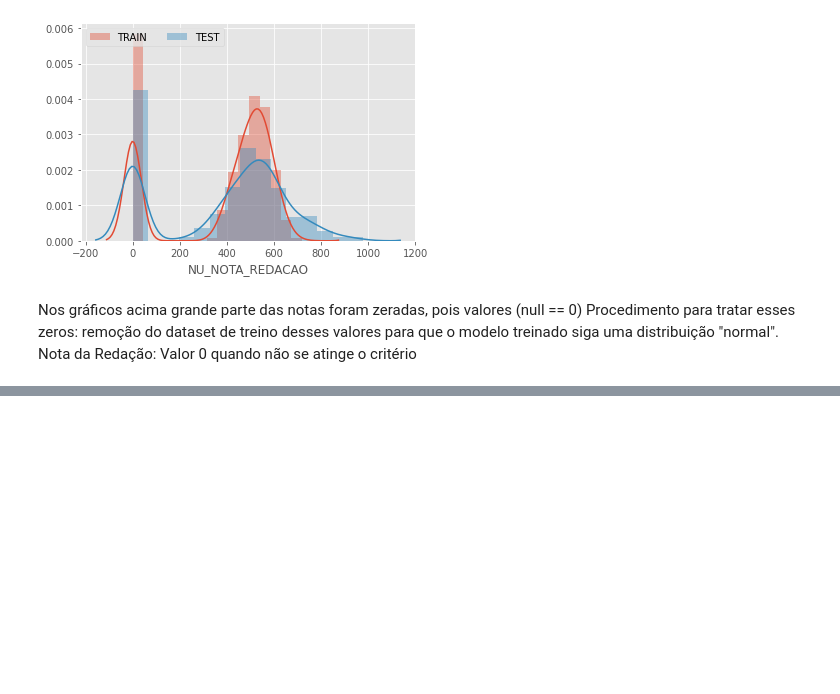
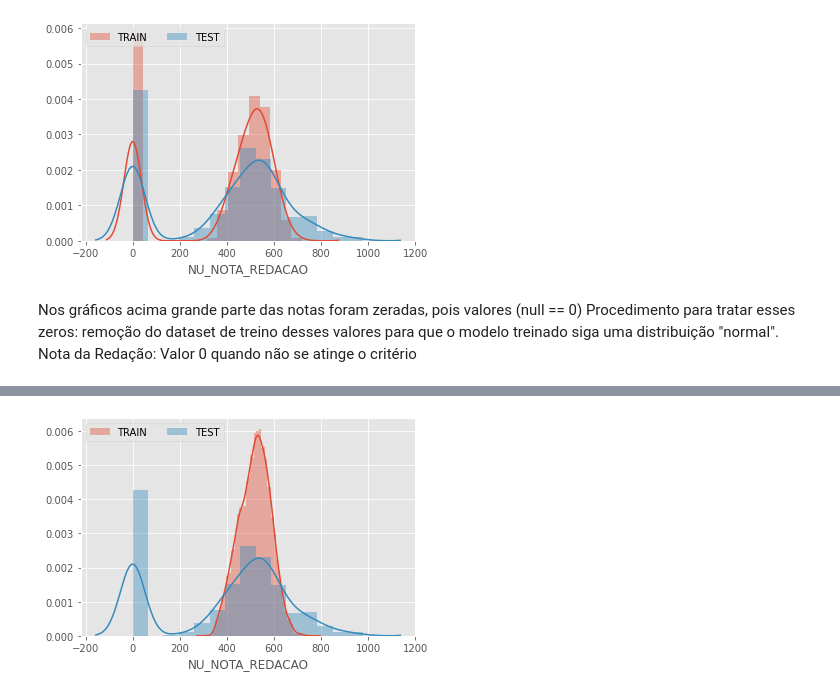
Before and after one commit to vvalcristina/codenatioDesafioEnem, a Jupyter notebook: Enem_2016.ipynb, the cells around one changed output, grey strips where cells are left out. Saved outputs shown, nothing was run; the diff lists cells and outputs as text; code cells hidden in the pictures; blank space fills up the shorter version.

```diff
--- a/Enem_2016.ipynb
+++ b/Enem_2016.ipynb
@@ -156,0 +197,9 @@ train = train.loc[(train['NU_NOTA_CN'].notnull()) & (train['NU_NOTA_CN']!=0) &
+# %%
+x6 = train['NU_NOTA_REDACAO'].fillna(0)
+x5 = test['NU_NOTA_REDACAO'].fillna(0)
+
+sns.distplot(x4)
+sns.distplot(x5)
+plt.legend(labels=['TRAIN', 'TEST'], ncol=2, loc='upper left');
+# %% [output]
+[figure, added]
```
Also changed, not shown: parts of 13 cells of this notebook.
